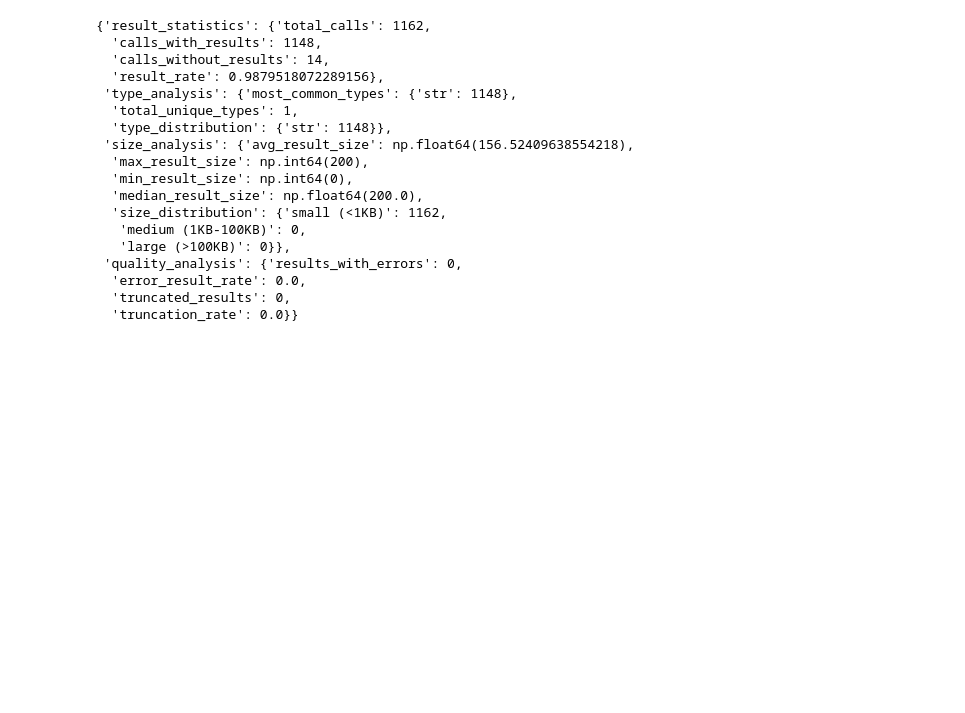
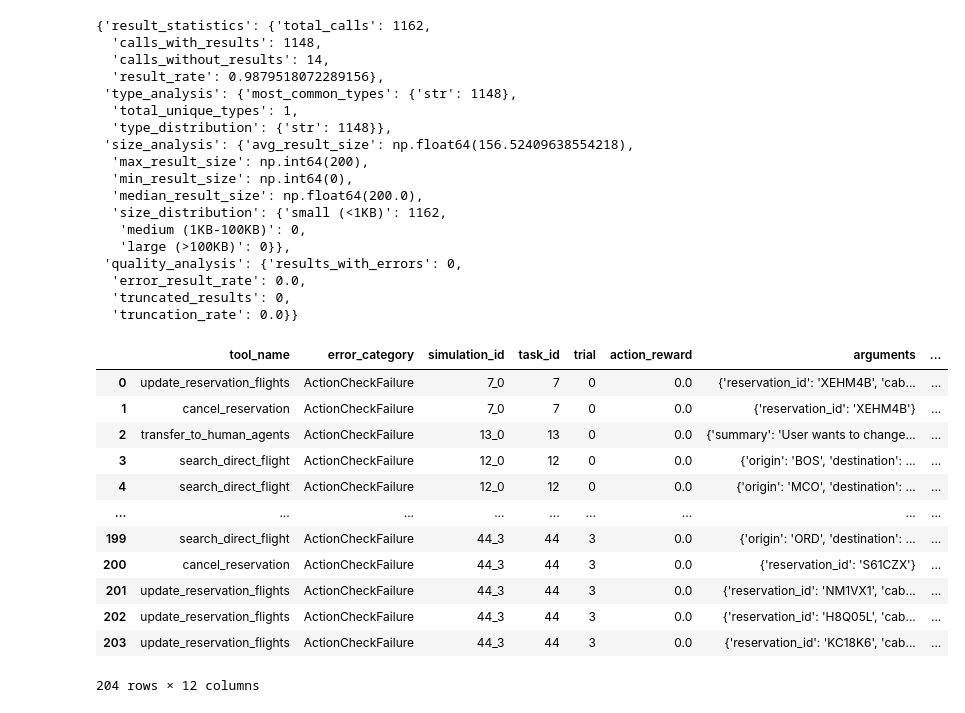
Before and after one commit to jitrc/tau2-enhanced, a Jupyter notebook: scripts/analyze.ipynb, the cells around one changed output. Drawn from its saved outputs; the diff is of its cells as text; code cells hidden in the pictures; blank space fills up the shorter version.

Commit message:
get_detailed_failure_breakdown

```diff
--- a/scripts/analyze.ipynb
+++ b/scripts/analyze.ipynb
@@ -333,3 +333,19 @@ analyzer.get_result_analysis()
   'error_result_rate': 0.0,
   'truncated_results': 0,
   'truncation_rate': 0.0}}
+# %%
+analyzer.get_detailed_failure_breakdown()
+# %% [output]
+|  | tool_name | error_category | simulation_id | task_id | trial | action_reward | arguments | ... |
+| 0 | update_reservation_flights | ActionCheckFailure | 7_0 | 7 | 0 | 0.0 | {'reservation_id': 'XEHM4B', 'cab... | ... |
+| 1 | cancel_reservation | ActionCheckFailure | 7_0 | 7 | 0 | 0.0 | {'reservation_id': 'XEHM4B'} | ... |
+| 2 | transfer_to_human_agents | ActionCheckFailure | 13_0 | 13 | 0 | 0.0 | {'summary': 'User wants to change... | ... |
+| 3 | search_direct_flight | ActionCheckFailure | 12_0 | 12 | 0 | 0.0 | {'origin': 'BOS', 'destination': ... | ... |
+| 4 | search_direct_flight | ActionCheckFailure | 12_0 | 12 | 0 | 0.0 | {'origin': 'MCO', 'destination': ... | ... |
+| ... | ... | ... | ... | ... | ... | ... | ... | ... |
+| 199 | search_direct_flight | ActionCheckFailure | 44_3 | 44 | 3 | 0.0 | {'origin': 'ORD', 'destination': ... | ... |
+| 200 | cancel_reservation | ActionCheckFailure | 44_3 | 44 | 3 | 0.0 | {'reservation_id': 'S61CZX'} | ... |
+| 201 | update_reservation_flights | ActionCheckFailure | 44_3 | 44 | 3 | 0.0 | {'reservation_id': 'NM1VX1', 'cab... | ... |
+| 202 | update_reservation_flights | ActionCheckFailure | 44_3 | 44 | 3 | 0.0 | {'reservation_id': 'H8Q05L', 'cab... | ... |
+| 203 | update_reservation_flights | ActionCheckFailure | 44_3 | 44 | 3 | 0.0 | {'reservation_id': 'KC18K6', 'cab... | ... |
+204 rows × 12 columns
```
Also changed, not shown: parts of 2 cells of this notebook, 26 other files.
